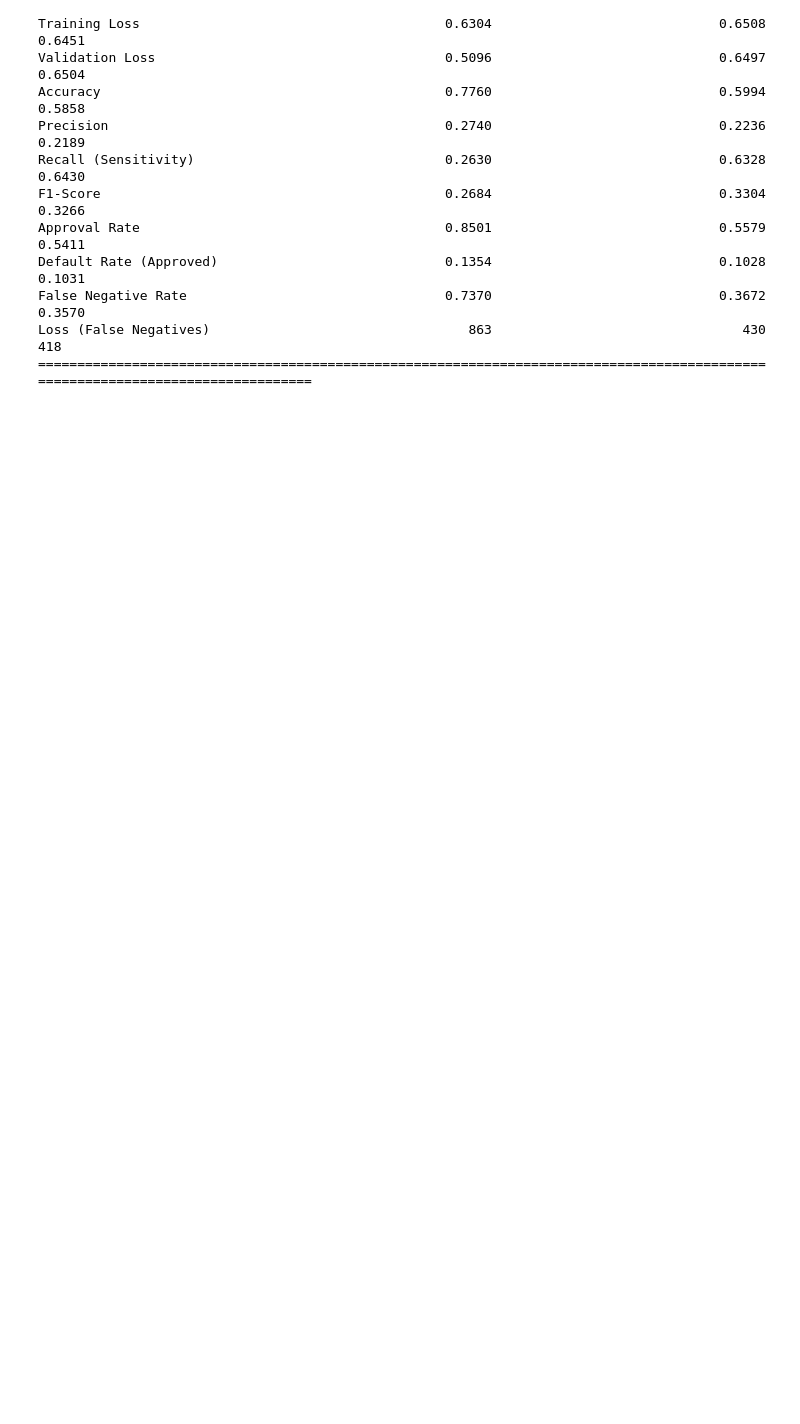
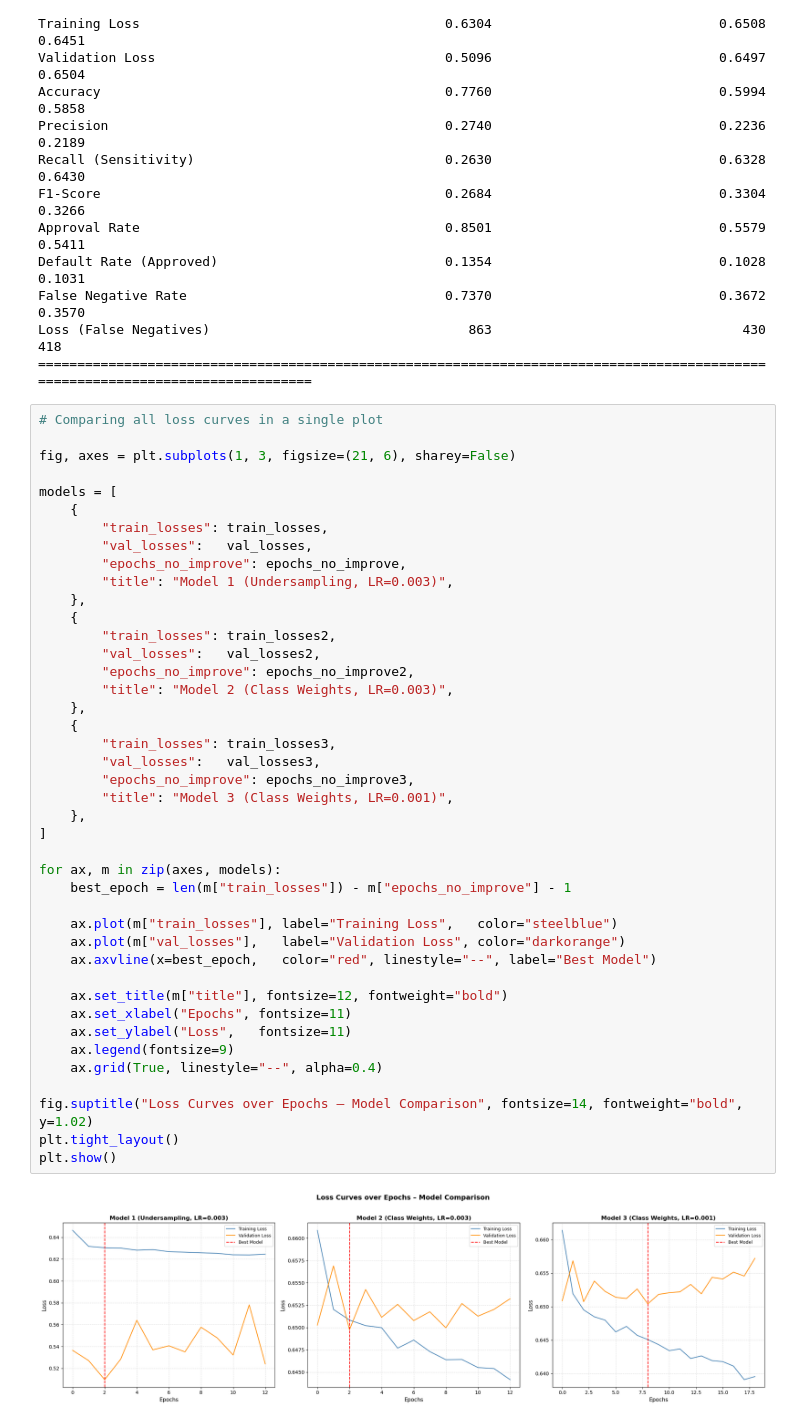
Before and after one commit to katherinexxxl/ADA-Assignment-Group-36, a Jupyter notebook: Drop Grade Test - Advanced_Data_Analytics_Group36_Q3_vFinal.ipynb, the cells around one changed output. Saved outputs shown, nothing was run; the diff lists cells and outputs as text; blank space fills up the shorter version.

```diff
--- a/Drop Grade Test - Advanced_Data_Analytics_Group36_Q3_vFinal.ipynb
+++ b/Drop Grade Test - Advanced_Data_Analytics_Group36_Q3_vFinal.ipynb
@@ -985,3 +989,47 @@ Default Rate (Approved)                             0.1354
 False Negative Rate                                 0.7370                             0.3672                             0.3570
 Loss (False Negatives)                                 863                                430                                418
 ================================================================================================================================
+# %%
+# Comparing all loss curves in a single plot
+
+fig, axes = plt.subplots(1, 3, figsize=(21, 6), sharey=False)
+
+models = [
+    {
+        "train_losses": train_losses,
+        "val_losses":   val_losses,
+        "epochs_no_improve": epochs_no_improve,
+        "title": "Model 1 (Undersampling, LR=0.003)",
+    },
+    {
+        "train_losses": train_losses2,
+        "val_losses":   val_losses2,
+        "epochs_no_improve": epochs_no_improve2,
+        "title": "Model 2 (Class Weights, LR=0.003)",
+    },
+    {
+        "train_losses": train_losses3,
+        "val_losses":   val_losses3,
+        "epochs_no_improve": epochs_no_improve3,
+        "title": "Model 3 (Class Weights, LR=0.001)",
+    },
+]
+
+for ax, m in zip(axes, models):
+    best_epoch = len(m["train_losses"]) - m["epochs_no_improve"] - 1
+
+    ax.plot(m["train_losses"], label="Training Loss",   color="steelblue")
+    ax.plot(m["val_losses"],   label="Validation Loss", color="darkorange")
+    ax.axvline(x=best_epoch,   color="red", linestyle="--", label="Best Model")
+
+    ax.set_title(m["title"], fontsize=12, fontweight="bold")
+    ax.set_xlabel("Epochs", fontsize=11)
+    ax.set_ylabel("Loss",   fontsize=11)
+    ax.legend(fontsize=9)
+    ax.grid(True, linestyle="--", alpha=0.4)
+
+fig.suptitle("Loss Curves over Epochs – Model Comparison", fontsize=14, fontweight="bold", y=1.02)
+plt.tight_layout()
+plt.show()
+# %% [output]
+[figure, added]
```
Also changed, not shown: parts of 2 cells of this notebook.
